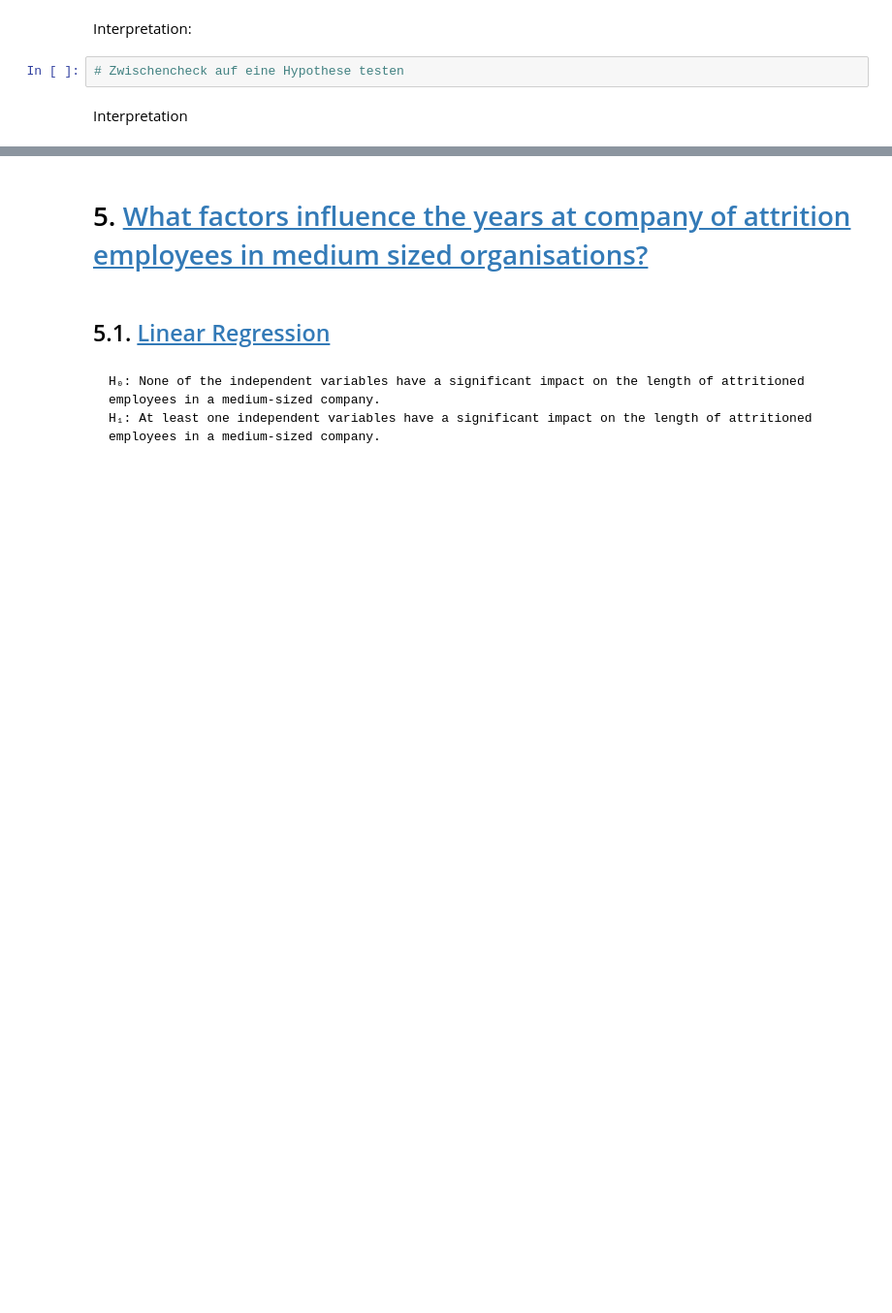
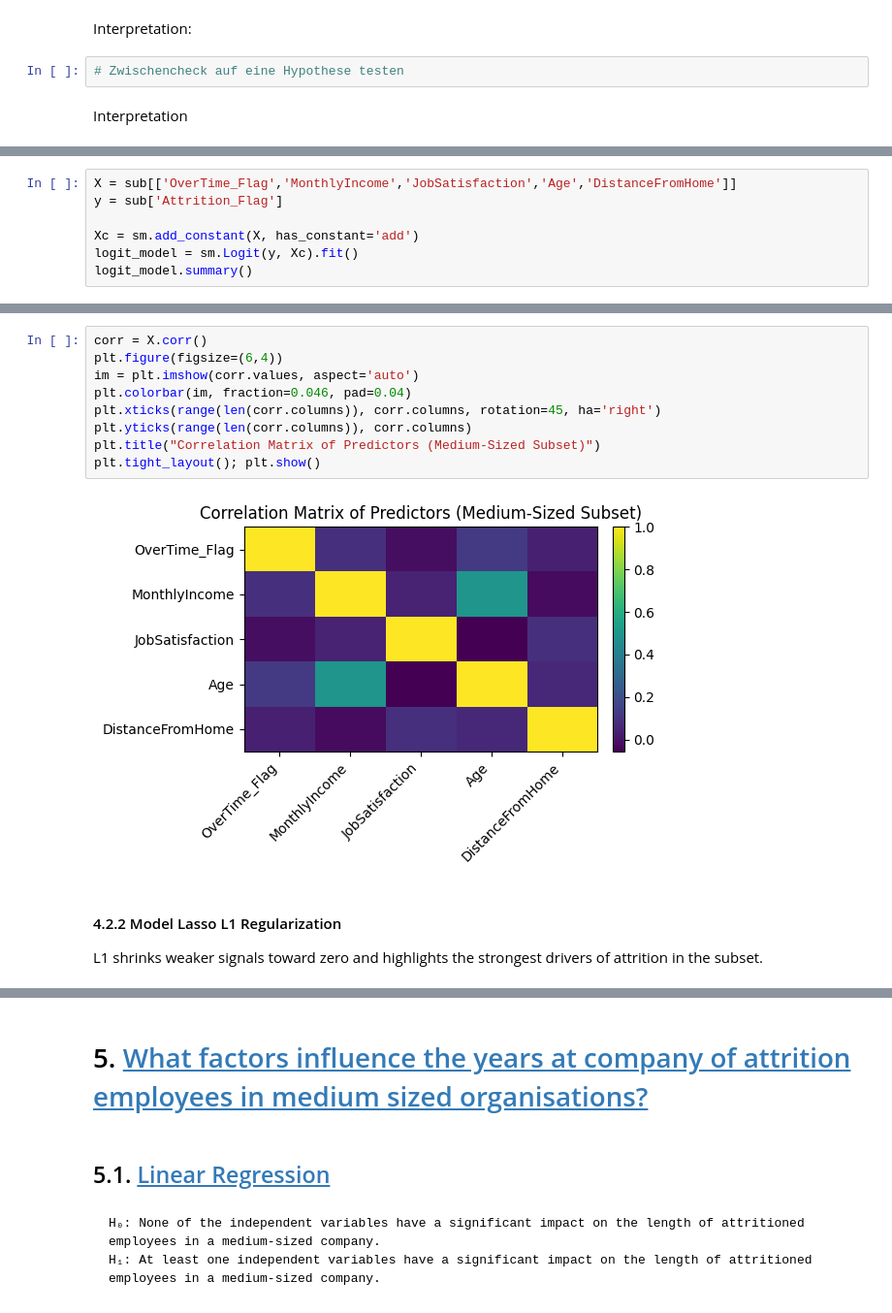
Before and after one commit to Niklasjkd/Assignment-B15, a Jupyter notebook: 2766_2526_assignment_1.ipynb, the cells around one changed output, grey strips where cells are left out. Shown at 97% size. Drawn from its saved outputs; the diff is of its cells as text; blank space fills up the shorter version.

```diff
--- a/2766_2526_assignment_1.ipynb
+++ b/2766_2526_assignment_1.ipynb
@@ -373,0 +453,7 @@ Interpretation
+# %%
+X = sub[['OverTime_Flag','MonthlyIncome','JobSatisfaction','Age','DistanceFromHome']]
+y = sub['Attrition_Flag']
+
+Xc = sm.add_constant(X, has_constant='add')
+logit_model = sm.Logit(y, Xc).fit()
+logit_model.summary()
@@ -373,0 +484,15 @@ Interpretation
+# %%
+corr = X.corr()
+plt.figure(figsize=(6,4))
+im = plt.imshow(corr.values, aspect='auto')
+plt.colorbar(im, fraction=0.046, pad=0.04)
+plt.xticks(range(len(corr.columns)), corr.columns, rotation=45, ha='right')
+plt.yticks(range(len(corr.columns)), corr.columns)
+plt.title("Correlation Matrix of Predictors (Medium-Sized Subset)")
+plt.tight_layout(); plt.show()
+# %% [output]
+[figure, added]
+# %% [markdown]
+#### 4.2.2 Model Lasso L1 Regularization
+
+L1 shrinks weaker signals toward zero and highlights the strongest drivers of attrition in the subset.
```
Also changed, not shown: parts of 16 cells of this notebook, 1 other file.
